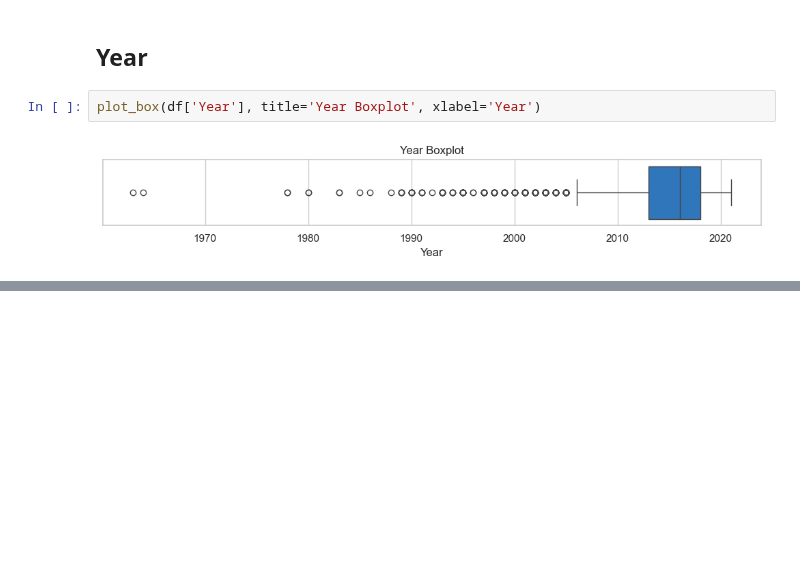
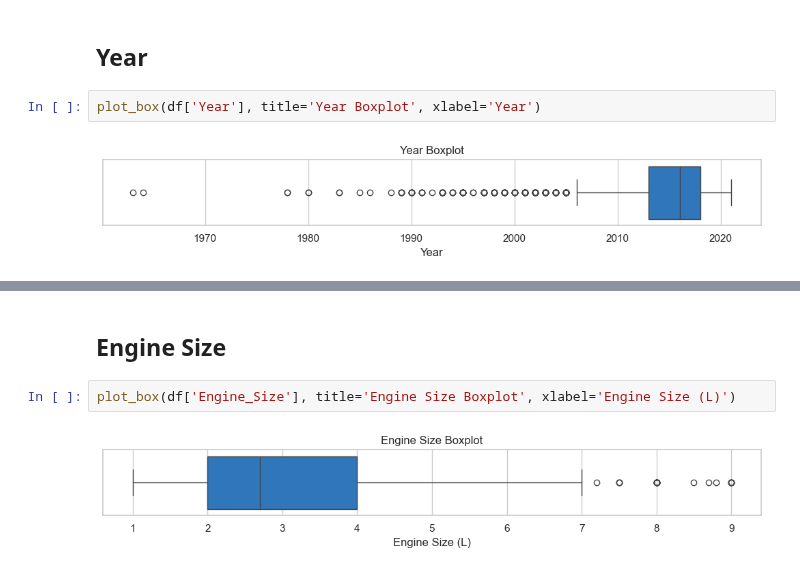
Before and after one commit to RioPramana21/Ctrl-Price-Taking-Control-of-Used-Car-Valuations-with-ML, a Jupyter notebook: code_files/3_outliers_handling.ipynb, the cells around one changed output, grey strips where cells are left out. Cells and saved outputs as stored; diff of their text form; blank space fills up the shorter version.

```diff
--- a/code_files/3_outliers_handling.ipynb
+++ b/code_files/3_outliers_handling.ipynb
@@ -156,0 +294,6 @@ plot_box(df['Year'], title='Year Boxplot', xlabel='Year')
+# %% [markdown]
+## Engine Size
+# %%
+plot_box(df['Engine_Size'], title='Engine Size Boxplot', xlabel='Engine Size (L)')
+# %% [output]
+[figure, added]
```
Also changed, not shown: parts of 50 cells of this notebook, 1 other file.
